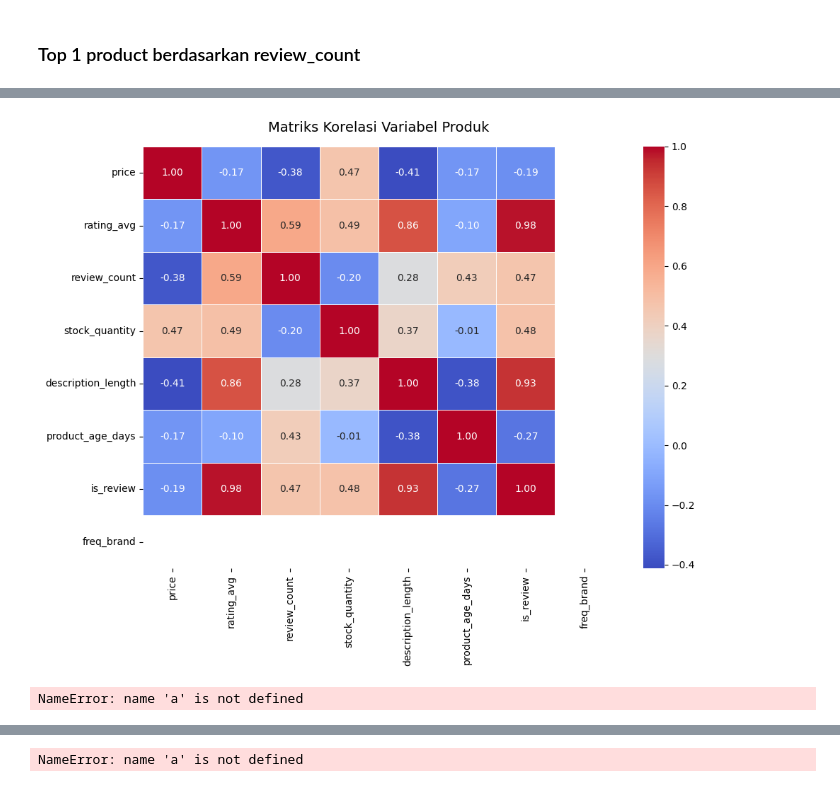
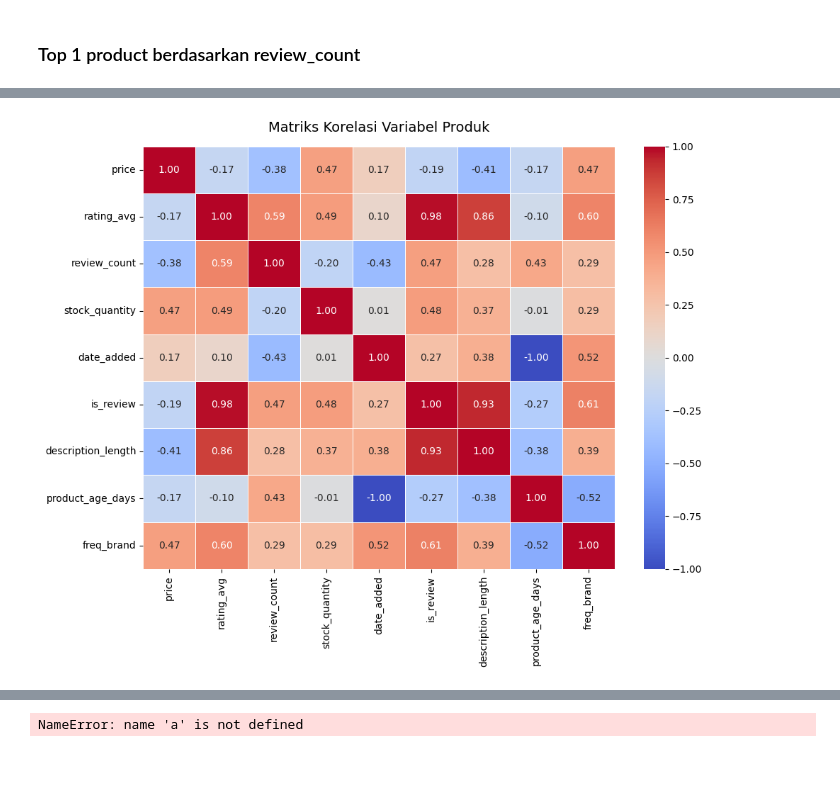
Before and after one commit to HaafizHhamda/Practice_Case, a Jupyter notebook: Notebook.ipynb, the cells around one changed output, grey strips where cells are left out. Saved outputs shown, nothing was run; the diff lists cells and outputs as text; code cells hidden in the pictures.

```diff
--- a/Notebook.ipynb
+++ b/Notebook.ipynb
@@ -230,3 +242,5 @@ df['age_category'] = pd.cut(df['product_age_days'], bins=bins, labels=labels)
 # %%
-df.loc[df['product_description'].str.find('Accessorie Stand') != -1]
+accessorie_stand = df.loc[df['product_description'].str.find('Accessorie Stand') != -1].copy()
+print(f'jumlah product dengan nama Accessorie Stand : {len(accessorie_stand)}')
+accessorie_stand
 # %% [output]
@@ -254,0 +254,12 @@ all_accessories
+# %%
+accessorie_stand['description_length'] = accessorie_stand['product_description'].astype(str).str.len()
+tanggal_target = pd.to_datetime('2026-05-27')
+accessorie_stand['product_age_days'] = (tanggal_target - accessorie_stand['date_added']).dt.days
+# Membuat kategori berdasarkan jumlah hari
+bins = [-1, 90, 180, 365, float('inf')]
+labels = ['0-3 Bulan', '3-6 Bulan', '6-12 Bulan', 'Lebih dari 1 Tahun']
+accessorie_stand['age_category'] = pd.cut(accessorie_stand['product_age_days'], bins=bins, labels=labels)
+freq_brand = accessorie_stand['brand'].value_counts(normalize = True)
+freq_brand
+accessorie_stand['freq_brand'] = accessorie_stand['brand'].map(freq_brand)
+accessorie_stand
@@ -255,41 +273,25 @@ all_accessories
 # %%
-import matplotlib.pyplot as plt
-import seaborn as sns
+# 1. Pilih kolom-kolom numerik (menghindari tipe 'object')
+kolom_numerik = accessorie_stand.select_dtypes(exclude=['object'])
 
-# 1. Pilih kolom-kolom numerik yang ingin Anda cari korelasinya
-kolom_numerik = [
-    'price',
-    'rating_avg',
-    'review_count',
-    'stock_quantity',
-    'description_length',
-    'product_age_days',
-    'is_review',
-    'freq_brand'
-]
+# TAMBAHKAN KODE INI: Drop kolom 'age_category' jika ada di dalam data
+if 'age_category' in kolom_numerik.columns:
+    kolom_numerik = kolom_numerik.drop(columns=['age_category'])
 
-# 2. Hitung matriks korelasi menggunakan kolom pilihan
-matriks_korelasi = all_accessories[kolom_numerik].corr()
+# 2. Hitung matriks korelasi menggunakan kolom yang sudah bersih
+matriks_korelasi = kolom_numerik.corr()
 
 # 3. Atur ukuran kanvas grafik agar nyaman dibaca
 plt.figure(figsize=(10, 8))
 
 # 4. Gambar heatmap
-# annot=True: memunculkan angka di setiap kotak
-# cmap='coolwarm': gradasi warna dari biru (negatif) ke merah (positif)
-# fmt='.2f': membatasi angka 2 digit di belakang koma
-# linewidths: memberi jarak tipis antar kotak agar rapi
 sns.heatmap(matriks_korelasi, annot=True, cmap='coolwarm', fmt=".2f", linewidths=0.5)
 
 # 5. Tambahkan judul dan rapikan layout
 plt.title('Matriks Korelasi Variabel Produk', fontsize=14, pad=15)
 plt.tight_layout()
 
 # 6. Tampilkan grafik
 plt.show()
 # %% [output]
-[figure, old version]
+[figure, new version]
-# %%
-a
-# %% [output]
-NameError: name 'a' is not defined
```
Also changed, not shown: parts of 35 cells of this notebook.
